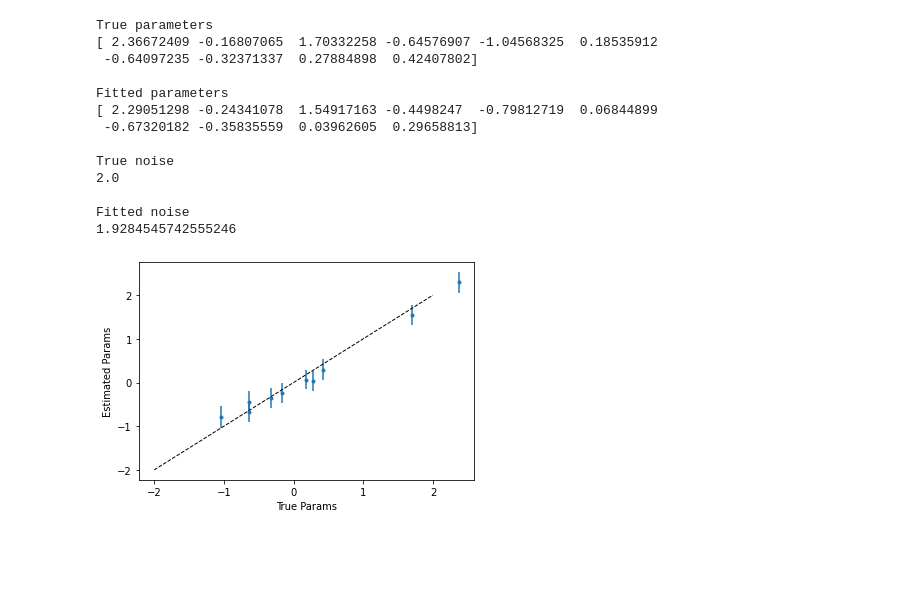
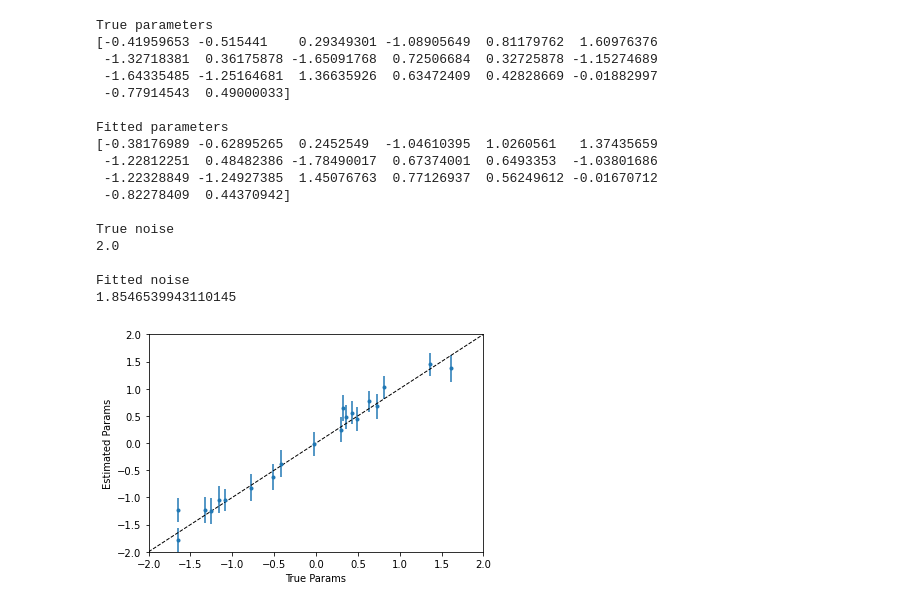
Before and after one commit to sam-bailey/melvin, a Jupyter notebook: examples/multivariate_linear_model.ipynb, the cells around one changed output. Saved outputs shown, nothing was run; the diff lists cells and outputs as text; code cells hidden in the pictures; blank space fills up the shorter version.

Commit message:
Big refactor, created model parameters class and removed jax minimize implementation

```diff
--- a/examples/multivariate_linear_model.ipynb
+++ b/examples/multivariate_linear_model.ipynb
@@ -10,7 +12,7 @@ jax.config.update("jax_enable_x64", True)
 # %%
 SEED = random.PRNGKey(123068)
 N_ROWS = 200
-N_PARAMS = 10
+N_PARAMS = 20
 NOISE_AMPLITUDE = 2.0
 # %%
 SEED, _seed = random.split(SEED)
@@ -41,21 +48,0 @@ First 2 labels
-# %%
-def model_fn(params, X, fixed_params):
-    return X @ params
-
-def loss_fn(y, y_pred, params, fixed_params):
-    return jnp.mean((y - y_pred)**2)
-
-SEED, _seed = random.split(SEED)
-initial_params = jax.random.normal(key=_seed, shape=(N_PARAMS,))
-
-linear_model = BasicModel(
-    name="Linear Model",
-    model_fn=model_fn,
-    loss_fn=loss_fn,
-    initial_params=initial_params,
-    fixed_params=jnp.array([]),
-    optimizer=sgd,
-    optimizer_kwargs={"step_size": 0.01}
-)
-
-linear_model.fit(n_steps=200, X=X, y=y)
@@ -64,12 +49,12 @@ NameError: name 'BasicModel' is not defined
 # %%
 class BayesianLinearModel(LaplaceApproximation):
-    param_bounds = [(0.0, None)] + [(None, None)]*N_PARAMS
+    param_bounds = jnp.array([[0.0, jnp.nan]] + [[jnp.nan, jnp.nan]]*N_PARAMS)
 
     def model(self, params, X):
         weights = params[1:]
         return X @ weights
 
-    def posterior_log_prob(self, y, y_pred, params):
+    def posterior_log_prob(self, params, y, y_pred):
         noise = params[0]
         log_like = jax.scipy.stats.norm.logpdf(y, loc=y_pred, scale=noise)
         return jnp.sum(log_like)
@@ -82,9 +67,9 @@ initial_params = jnp.concatenate([initial_noise, initial_weights])
 model = BayesianLinearModel(
     name="Bayesian Linear Model",
     initial_params=initial_params,
-    fixed_params=None
+    X=X,
+    y=y,
 )
-model.fit(X=X, y=y)
 print(model)
 # %% [output]
 Laplace Approximation: Bayesian Linear Model
@@ -106,23 +92,27 @@ Log Posterior Prob = -415.1314955085827
 # %%
 print(f"True parameters\n{true_params}")
-print(f"\nFitted parameters\n{model.params[1:]}")
+print(f"\nFitted parameters\n{model.params.x[1:]}")
 
 print(f"\nTrue noise\n{NOISE_AMPLITUDE}")
-print(f"\nFitted noise\n{model.params[0]}")
+print(f"\nFitted noise\n{model.params.x[0]}")
 # %% [output]
 True parameters
-[ 2.36672409 -0.16807065  1.70332258 -0.64576907 -1.04568325  0.18535912
- -0.64097235 -0.32371337  0.27884898  0.42407802]
+[-0.41959653 -0.515441    0.29349301 -1.08905649  0.81179762  1.60976376
+ -1.32718381  0.36175878 -1.65091768  0.72506684  0.32725878 -1.15274689
+ -1.64335485 -1.25164681  1.36635926  0.63472409  0.42828669 -0.01882997
+ -0.77914543  0.49000033]
 
 Fitted parameters
-[ 2.29051298 -0.24341078  1.54917163 -0.4498247  -0.79812719  0.06844899
- -0.67320182 -0.35835559  0.03962605  0.29658813]
+[-0.38176989 -0.62895265  0.2452549  -1.04610395  1.0260561   1.37435659
+ -1.22812251  0.48482386 -1.78490017  0.67374001  0.6493353  -1.03801686
+ -1.22328849 -1.24927385  1.45076763  0.77126937  0.56249612 -0.01670712
+ -0.82278409  0.44370942]
 
 True noise
 2.0
 
 Fitted noise
-1.9284545742555246
+1.8546539943110145
 # %%
 SEED, _seed = random.split(SEED,2)
 samples = model.sample_params(prng_key = _seed, n_samples = 10000)
@@ -133,18 +123,20 @@ params_upp = jnp.percentile(samples, q=95, axis=0)
 # %%
 plt.errorbar(
     true_params,
-    model.params[1:],
+    model.params.x[1:],
     yerr=(
         params_upp[1:] - params_mean[1:],
         params_mean[1:] - params_low[1:]
     ),
     fmt="."
 )
 plt.plot(
     [-2, 2], [-2, 2], "k--", lw=1
 )
+plt.xlim([-2, 2])
+plt.ylim([-2, 2])
 plt.xlabel("True Params")
 plt.ylabel("Estimated Params")
 plt.show()
 # %% [output]
-[figure, old version]
+[figure, new version]
```
Also changed, not shown: parts of 4 cells of this notebook, 4 other files.
